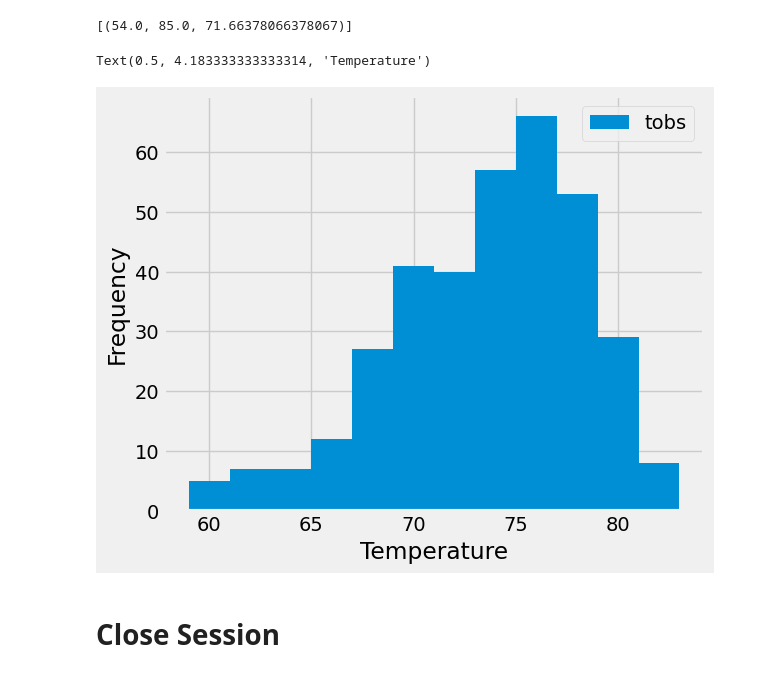
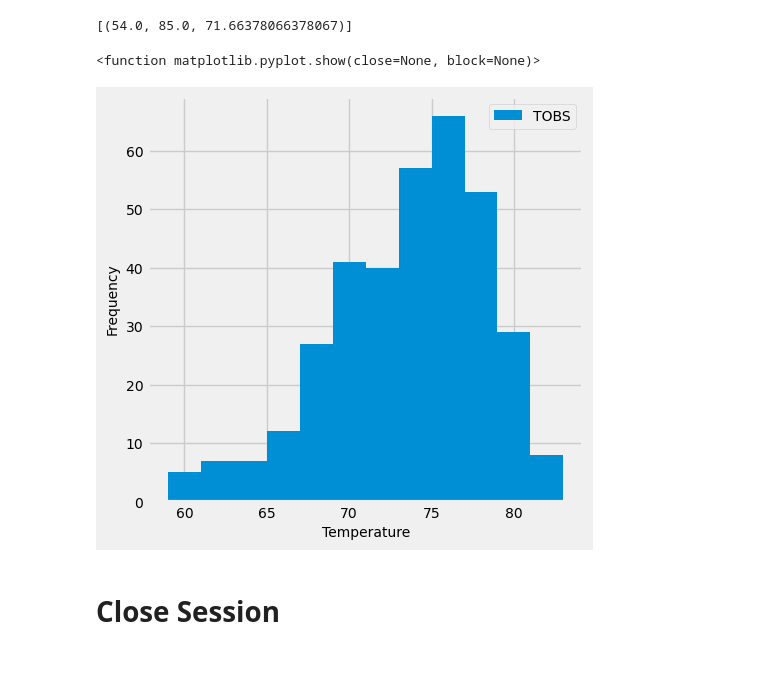
Before and after one commit to jmvincent37/sqlalchemy-challenge, a Jupyter notebook: SurfsUp/climate_JV.ipynb, the cells around one changed output. Drawn from its saved outputs; the diff is of its cells as text; code cells hidden in the pictures.

```diff
--- a/SurfsUp/climate_JV.ipynb
+++ b/SurfsUp/climate_JV.ipynb
@@ -30,8 +31,11 @@ Base.classes.keys()
 ['measurement', 'station']
 # %%
 # Save references to each table
+Measurement = Base.classes.measurement
+Station = Base.classes.station
 # %%
 # Create our session (link) from Python to the DB
+session = Session(engine)
 # %% [markdown]
 # Exploratory Precipitation Analysis
 # %%
@@ -40,0 +53,6 @@ Base.classes.keys()
+# %%
+# Design a query to retrieve the last 12 months of precipitation data and plot the results.
+# Starting from the most recent data point in the database.
+
+year_date = dt.date(2017,8,23) - dt.timedelta(days=365)
+year_date
@@ -96,9 +139,24 @@ Text(0, 0.5, 'Inches')
 # %%
 # Using the most active station id
 # Query the last 12 months of temperature observation data for this station and plot the results as a histogram
+active_station_obs = session.query(Measurement.tobs).\
+    filter(Measurement.date >= year_date).\
+    filter(Measurement.station == "USC00519281").\
+    order_by(Measurement.date).all()
+
+active_station_obs_df = pd.DataFrame(active_station_obs, columns=["TOBS"])
+
+
+active_station_obs_df.plot.hist(bins = 12, figsize = (5,5))
+plt.legend(loc='upper right', fontsize = 10)
+plt.xticks(fontsize=10)
+plt.yticks(fontsize = 10)
+plt.xlabel("Temperature", fontsize=10)
+plt.ylabel("Frequency", fontsize=10)
+plt.show
 # %% [output]
-Text(0.5, 4.183333333333314, 'Temperature')
+<function matplotlib.pyplot.show(close=None, block=None)>
-[figure, old version]
+[figure, new version]
 # %% [markdown]
 # Close Session
 # %%
```
Also changed, not shown: parts of 9 cells of this notebook, 1 other file.
